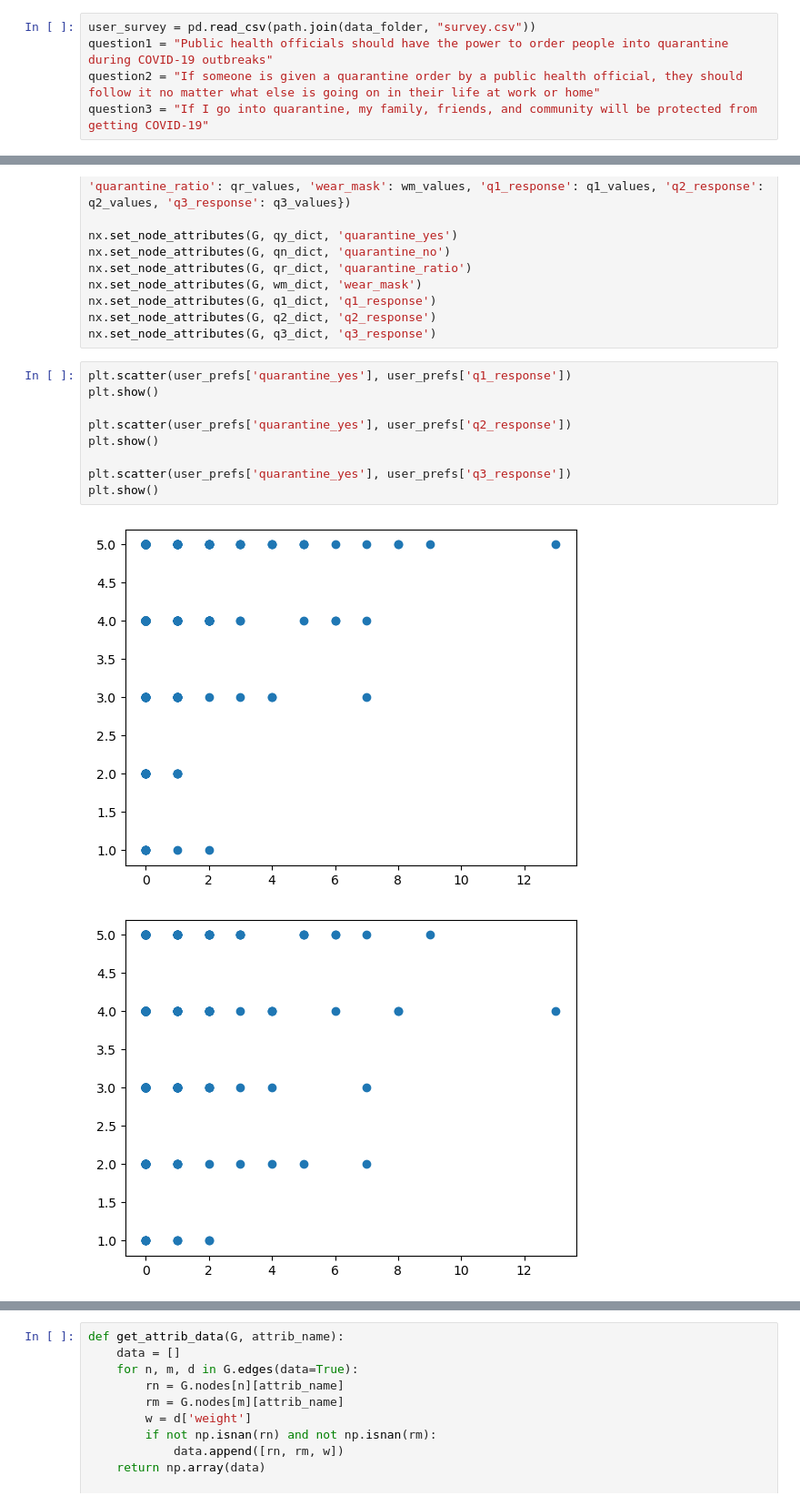
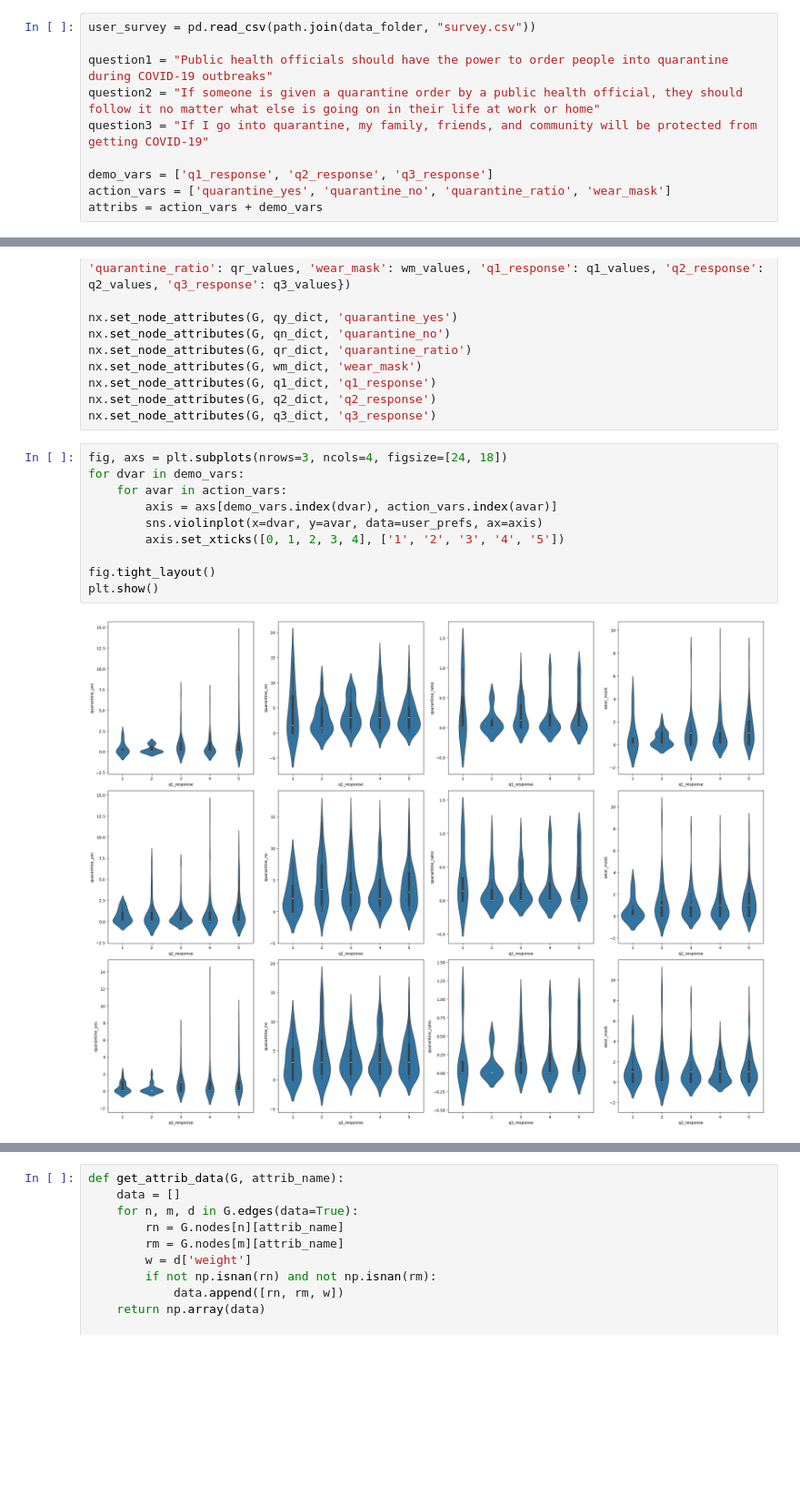
Before and after one commit to colabobio/oo-wku23, a Jupyter notebook: 1-basic-analysis.ipynb, the cells around one changed output, grey strips where cells are left out. Shown at 91% size. Saved outputs shown, nothing was run; the diff lists cells and outputs as text; blank space fills up the shorter version.

```diff
--- a/1-basic-analysis.ipynb
+++ b/1-basic-analysis.ipynb
@@ -473,8 +470,13 @@ nx.write_graphml(G, 'oo-wku-network.graphml')
 # %%
 user_survey = pd.read_csv(path.join(data_folder, "survey.csv"))
+
 question1 = "Public health officials should have the power to order people into quarantine during COVID-19 outbreaks"
 question2 = "If someone is given a quarantine order by a public health official, they should follow it no matter what else is going on in their life at work or home"
 question3 = "If I go into quarantine, my family, friends, and community will be protected from getting COVID-19"
+
+demo_vars = ['q1_response', 'q2_response', 'q3_response']
+action_vars = ['quarantine_yes', 'quarantine_no', 'quarantine_ratio', 'wear_mask']
+attribs = action_vars + demo_vars
 # %%
 user_survey
 # %% [output]
@@ -561,14 +563,14 @@ nx.set_node_attributes(G, q1_dict, 'q1_response')
 nx.set_node_attributes(G, q2_dict, 'q2_response')
 nx.set_node_attributes(G, q3_dict, 'q3_response')
 # %%
-plt.scatter(user_prefs['quarantine_yes'], user_prefs['q1_response'])
+fig, axs = plt.subplots(nrows=3, ncols=4, figsize=[24, 18])
+for dvar in demo_vars:
+    for avar in action_vars:
+        axis = axs[demo_vars.index(dvar), action_vars.index(avar)]
+        sns.violinplot(x=dvar, y=avar, data=user_prefs, ax=axis)
+        axis.set_xticks([0, 1, 2, 3, 4], ['1', '2', '3', '4', '5'])
+
+fig.tight_layout()
 plt.show()
-
-plt.scatter(user_prefs['quarantine_yes'], user_prefs['q2_response'])
-plt.show()
-
-plt.scatter(user_prefs['quarantine_yes'], user_prefs['q3_response'])
-plt.show()
 # %% [output]
-[figure, old version]
+[figure, new version]
-[figure, removed]
```
Also changed, not shown: parts of 16 cells of this notebook, 1 other file.
